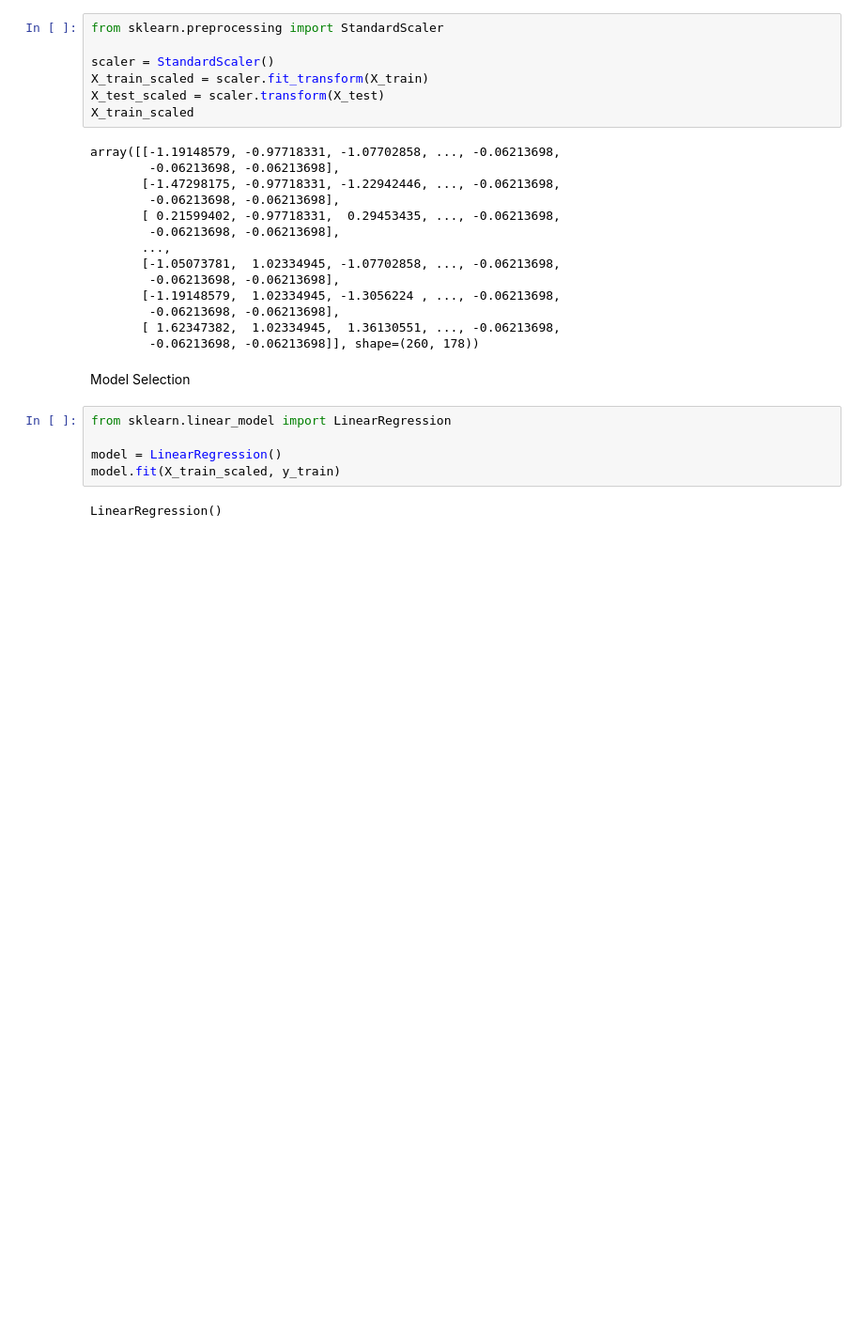
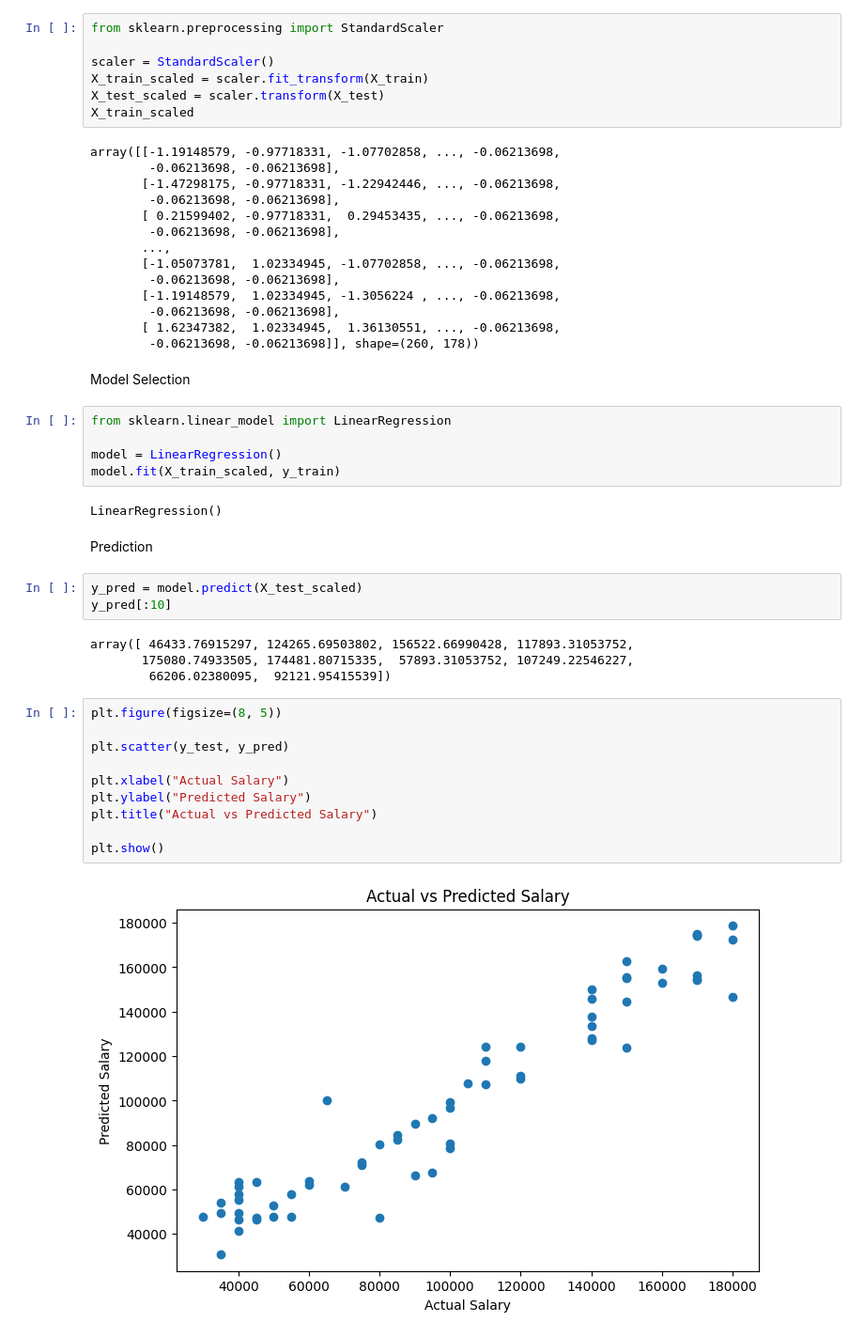
Before and after one commit to rahul-gitt/AI-ML-JOURNEY, a Jupyter notebook: scikit-learn/Salary_prediction/main.ipynb, the cells around one changed output. Shown at 94% size. Cells and saved outputs as stored; diff of their text form; blank space fills up the shorter version.

Commit message:
Compare Actual and Predcted Salary

```diff
--- a/scikit-learn/Salary_prediction/main.ipynb
+++ b/scikit-learn/Salary_prediction/main.ipynb
@@ -309,3 +309,24 @@ model = LinearRegression()
 model.fit(X_train_scaled, y_train)
 # %% [output]
 LinearRegression()
+# %% [markdown]
+Prediction
+# %%
+y_pred = model.predict(X_test_scaled)
+y_pred[:10]
+# %% [output]
+array([ 46433.76915297, 124265.69503802, 156522.66990428, 117893.31053752,
+       175080.74933505, 174481.80715335,  57893.31053752, 107249.22546227,
+        66206.02380095,  92121.95415539])
+# %%
+plt.figure(figsize=(8, 5))
+
+plt.scatter(y_test, y_pred)
+
+plt.xlabel("Actual Salary")
+plt.ylabel("Predicted Salary")
+plt.title("Actual vs Predicted Salary")
+
+plt.show()
+# %% [output]
+[figure, added]
```
